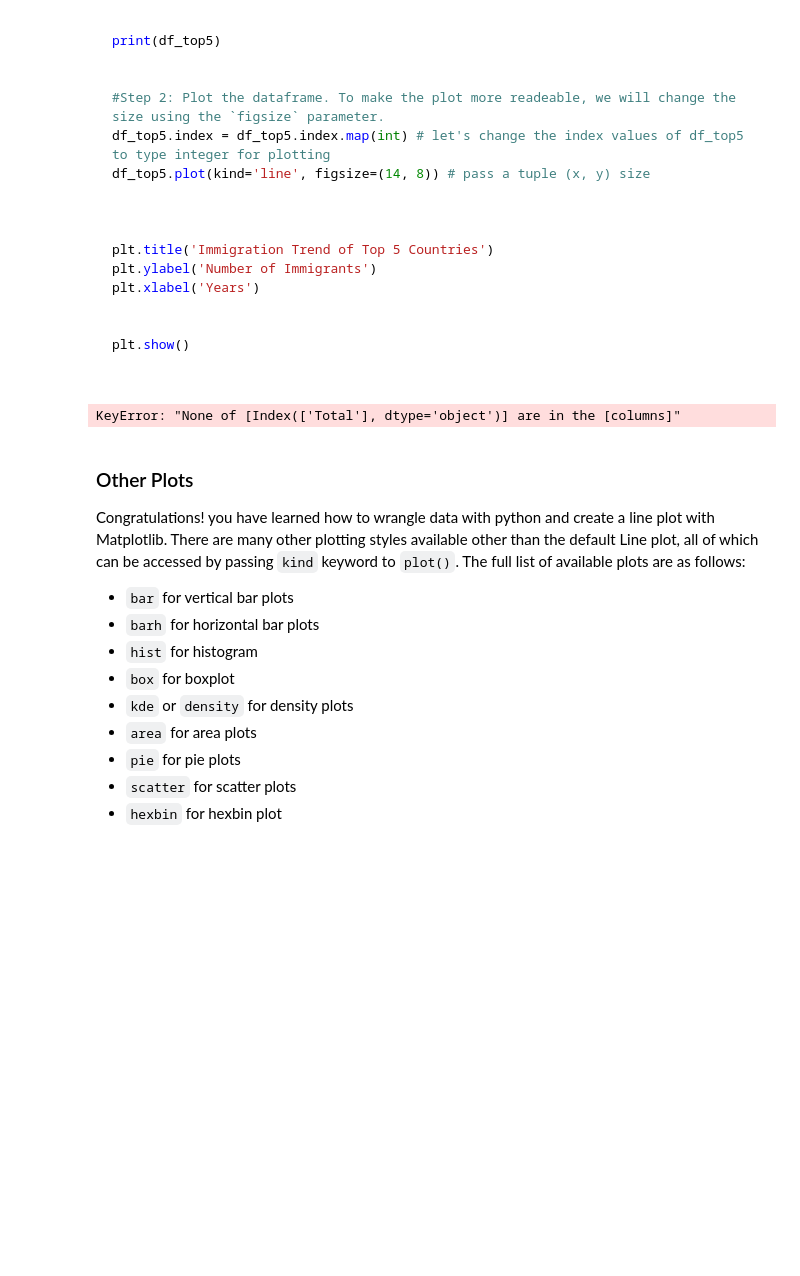
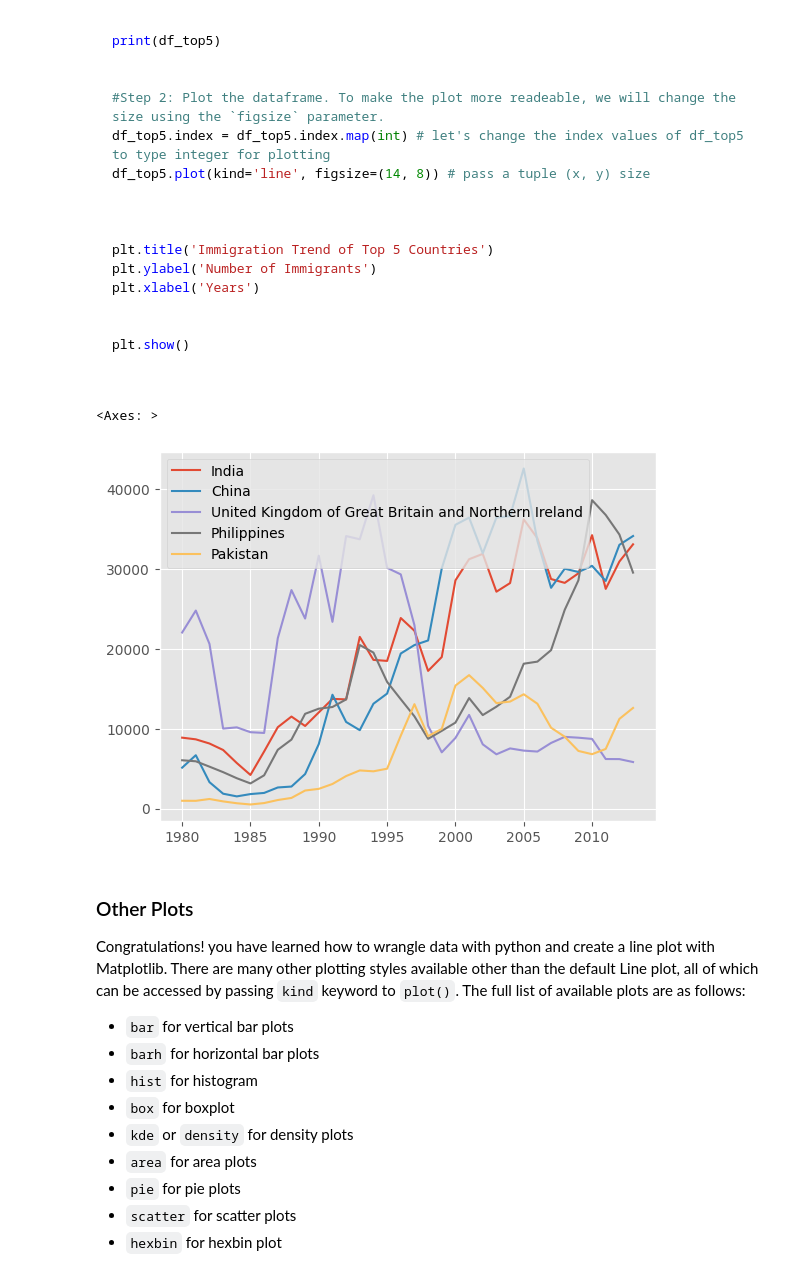
Before and after one commit to YaaseenK/-IBM_Data_Analyst_Full_Course, a Jupyter notebook: 05_Data Visualization with Python/module1_Introduction to Data Visualization/Lab 2/DV0101EN-Exercise-Introduction-to-Matplotlib-and-Line-Plots--v2.ipynb, the cells around one changed output. Drawn from its saved outputs; the diff is of its cells as text; code cells hidden in the pictures; folded sections open; blank space fills up the shorter version.

```diff
--- a/05_Data Visualization with Python/module1_Introduction to Data Visualization/Lab 2/DV0101EN-Exercise-Introduction-to-Matplotlib-and-Line-Plots--v2.ipynb
+++ b/05_Data Visualization with Python/module1_Introduction to Data Visualization/Lab 2/DV0101EN-Exercise-Introduction-to-Matplotlib-and-Line-Plots--v2.ipynb
@@ -442,9 +442,10 @@ plt.show()
 
 </details>
 # %%
-top5.plot(kind='bar')
+top5.plot(kind='line')
 # %% [output]
-KeyError: "None of [Index(['Total'], dtype='object')] are in the [columns]"
+<Axes: >
+[figure, added]
 # %% [markdown]
 ### Other Plots
 
```
Also changed, not shown: 1 other file.
